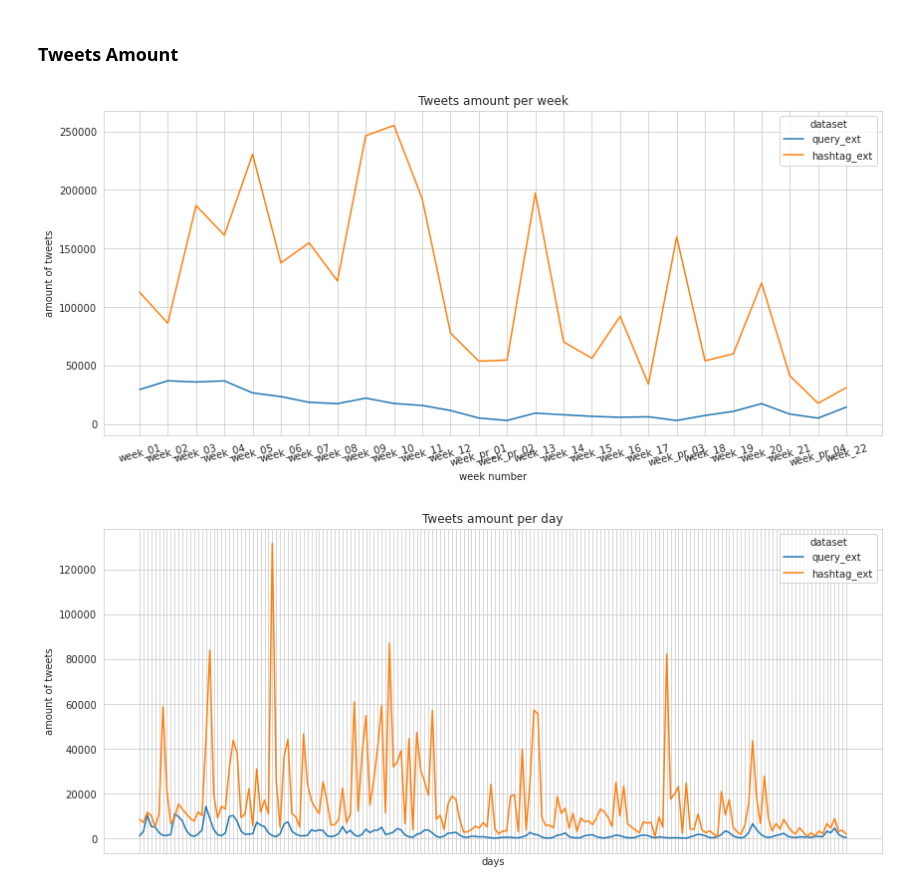
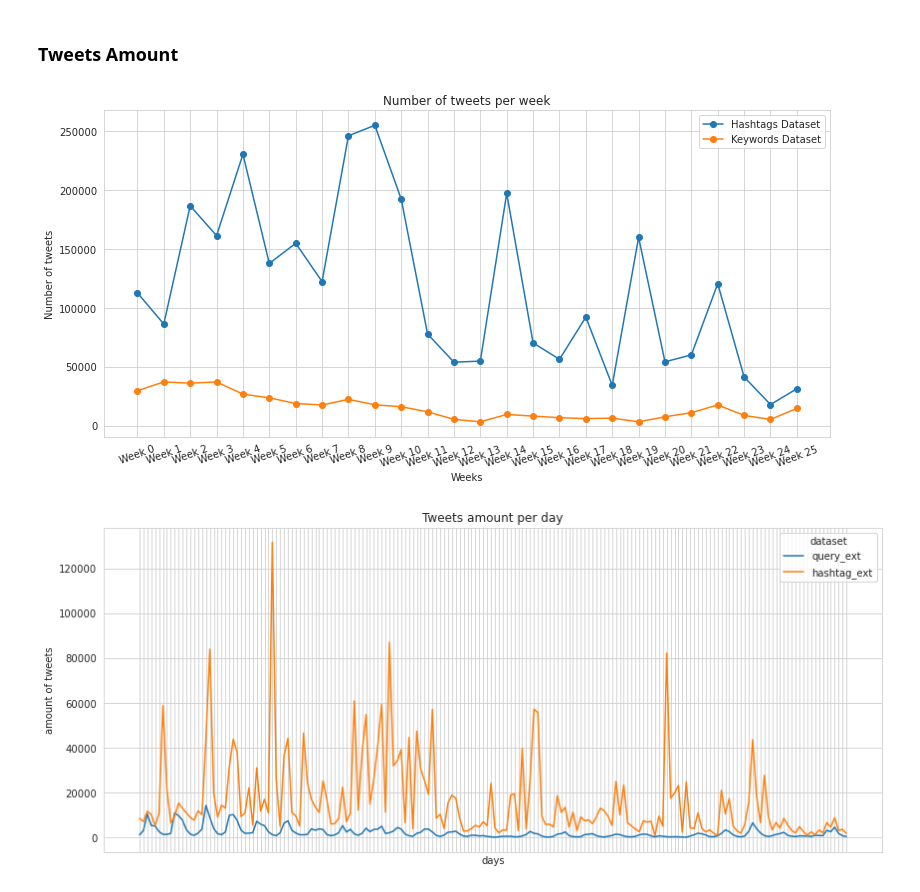
Before and after one commit to lucasraniere/twitter-cpi-case-study, a Jupyter notebook: data_analysis.ipynb, the cells around one changed output. Cells and saved outputs as stored; diff of their text form; code cells hidden in the pictures.

```diff
--- a/data_analysis.ipynb
+++ b/data_analysis.ipynb
@@ -57,16 +60,30 @@ for week in week_list:
+# %%
+x_label = [f'Week {x}' for x in range(0,26)]
+query_ext = weekly_tts_amount['query_ext']
+hashtag_ext = weekly_tts_amount['hashtag_ext']
+
+plt.figure(figsize=(13,6))
+sns.set_style('whitegrid')
+plt.title('Number of tweets per week')
+plt.xlabel('Weeks')
+plt.ylabel('Number of tweets')
+plt.plot(x_label, hashtag_ext, marker='o', label='Hashtags Dataset')
+plt.plot(x_label, query_ext, marker='o', label='Keywords Dataset')
+plt.legend()
+plt.xticks(rotation=20)
+plt.savefig('tweets_amount_per_week.png', dpi=300)
+plt.show()
+plt.close()
+# %% [output]
+[figure, added]
 # %%
-weekly_tts_amount = pd.DataFrame(tts_amount['week'])
-weekly_tts_amount['week'] = week_list
-
-plt.figure(figsize=(14,6))
-sns.set_style("whitegrid")
-ax = sns.lineplot(x='week', y='value', hue='dataset', data=pd.melt(weekly_tts_amount, ['week']).rename(columns={'variable':'dataset'}))
-ax.set(xlabel='week number', ylabel='amount of tweets')
-plt.title('Tweets amount per week')
-plt.xticks(rotation=15)
-plt.show()
+#plt.figure(figsize=(14,6))
+#sns.set_style("whitegrid")
+#ax = sns.lineplot(x='week', y='value', hue='dataset', data=pd.melt(weekly_tts_amount, ['week']).rename(columns={'variable':'dataset'}))
+#ax.set(xlabel='week number', ylabel='amount of tweets')
+#plt.title('Tweets amount per week')
+#plt.xticks(rotation=20)
+#plt.show()
-# %% [output]
-[figure, removed]
 # %%
 daily_tts_amount = pd.DataFrame(tts_amount['day'])
 daily_tts_amount['day'] = days
```
Also changed, not shown: parts of 22 cells of this notebook, 7 other files.
